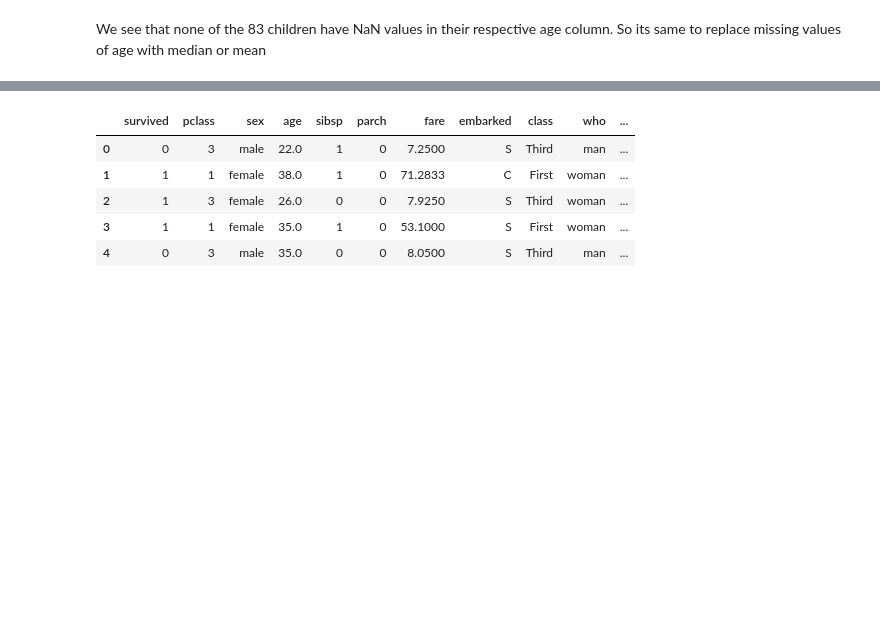
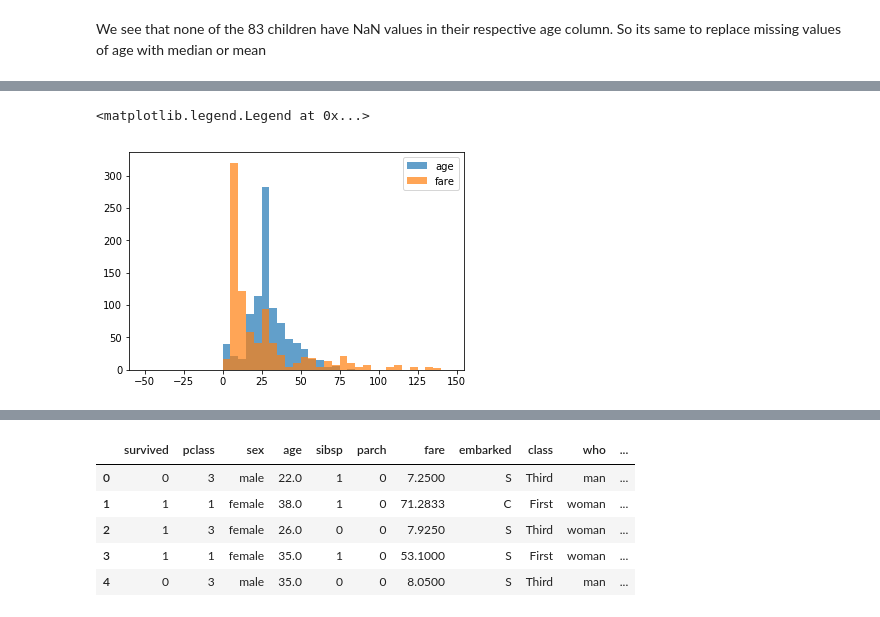
Before and after one commit to rohailkhan/titanic_data_analysis, a Jupyter notebook: Titanic Data analysis.ipynb, the cells around one changed output, grey strips where cells are left out. Drawn from its saved outputs; the diff is of its cells as text; code cells hidden in the pictures; blank space fills up the shorter version.

```diff
--- a/Titanic Data analysis.ipynb
+++ b/Titanic Data analysis.ipynb
@@ -231,3 +203,12 @@ plt.title("Histogram of Passenger Age");
+# %%
+plt.figure()
+plt.hist(titanic['age'],alpha=0.7,bins=np.arange(-50,150,5),label='age')
+plt.hist(titanic['fare'],alpha=0.7,bins=np.arange(-50,150,5),label='fare')
+
+plt.legend()
+# %% [output]
+<matplotlib.legend.Legend at 0x...>
+[figure, added]
 # %%
 #total nu of null values in each column
 titanic.apply(lambda x: sum(x.isnull()),axis=0)
```
Also changed, not shown: parts of 26 cells of this notebook.
